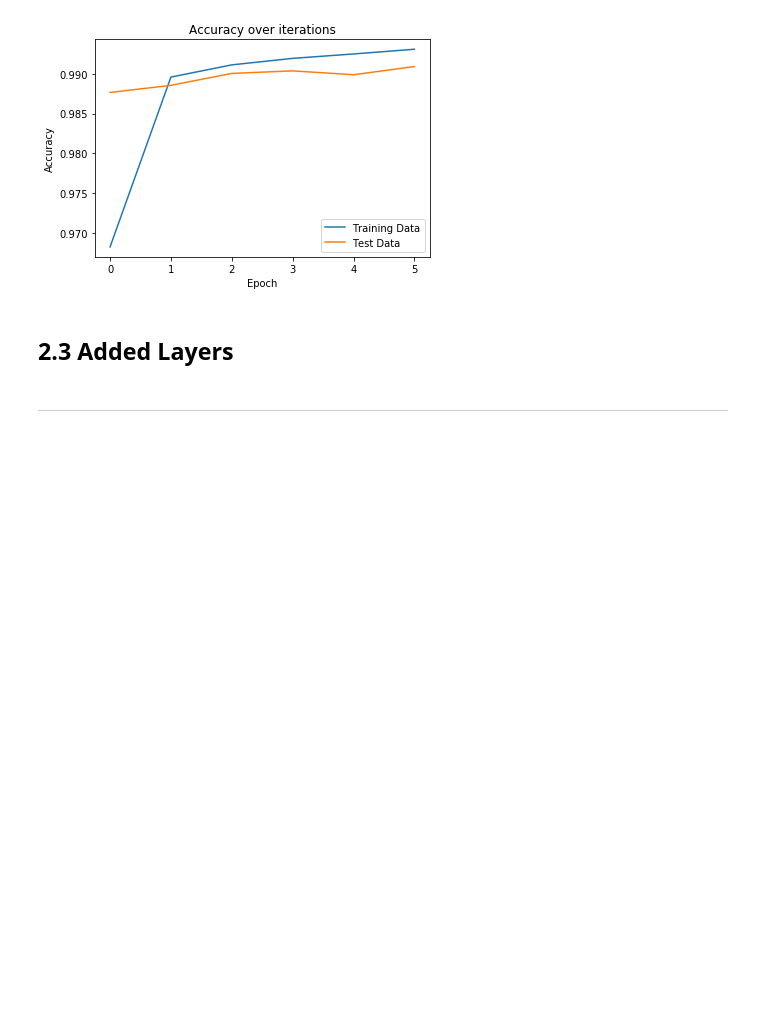
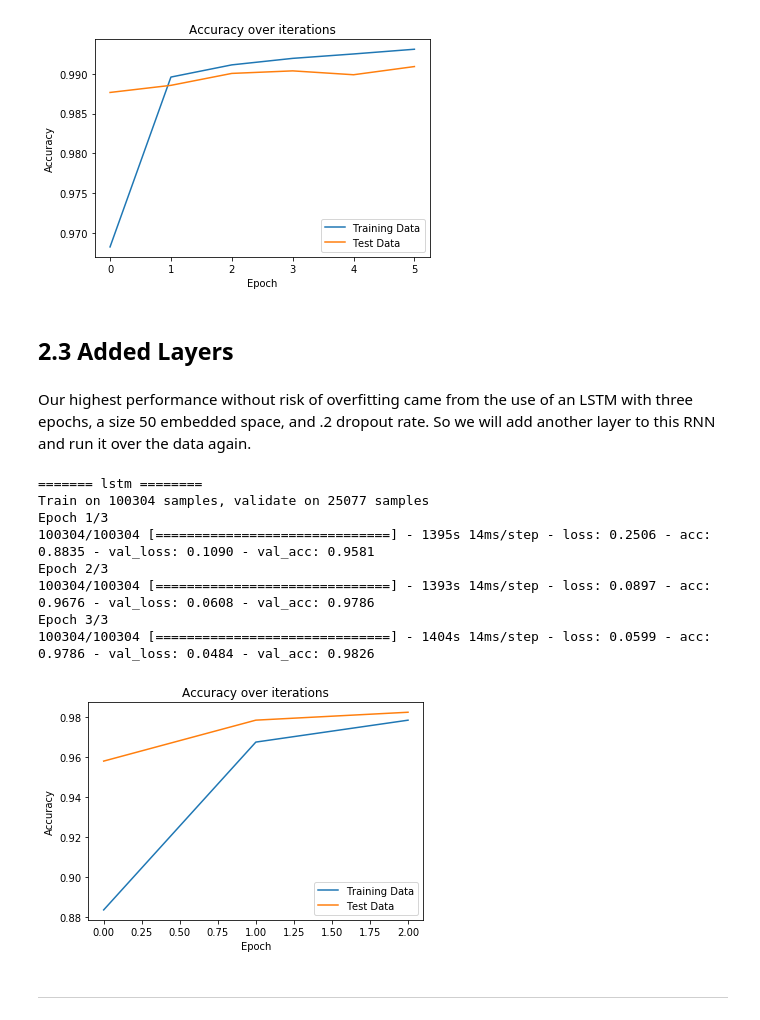
Before and after one commit to michaelcwatts123/JLab, a Jupyter notebook: Lab7/Lab7.ipynb, the cells around one changed output. Cells and saved outputs as stored; diff of their text form; code cells hidden in the pictures; blank space fills up the shorter version.

```diff
--- a/Lab7/Lab7.ipynb
+++ b/Lab7/Lab7.ipynb
@@ -424,3 +426,44 @@ for count, rnn in enumerate(rnns):
     rnn.save(name)
 # %% [markdown]
 <h2> 2.3 Added Layers </h2>
+# %% [markdown]
+Our highest performance without risk of overfitting came from the use of an LSTM with three epochs, a size 50 embedded space, and .2 dropout rate. So we will add another layer to this RNN and run it over the data again.
+# %%
+EMBED_SIZE = 50
+rnns = []
+input_holder = Input(shape=(X_train.shape[1], ))
+shared_embed = Embedding(top_words + 1, # input dimension (max int of OHE)
+                EMBED_SIZE, # output dimension size
+                input_length=MAX_ART_LEN)(input_holder) # number of words in each sequence
+
+for func in [ LSTM]:
+
+    x = func(50, dropout=0.2, recurrent_dropout=0.2, return_sequences=True)(shared_embed)
+    x = func(50, dropout=0.2, recurrent_dropout=0.2)(x)
+    x = Dense(NUM_CLASSES, activation='sigmoid')(x)
+    rnn=Model(inputs=input_holder,outputs=x)
+    rnn.compile(loss='binary_crossentropy',
+                  optimizer='rmsprop',
+                  metrics=['accuracy'])
+    rnns.append(rnn)
+# %%
+for rnn, name in zip(rnns,['lstm']):
+    print('=======',name,'========')
+    info = rnn.fit(X_train, y_train_ohe, epochs=3, batch_size=64, validation_data=(X_test, y_test_ohe))
+    plt.plot(info.history['acc'])
+    plt.plot(info.history['val_acc'])
+    plt.title('Accuracy over iterations')
+    plt.ylabel('Accuracy')
+    plt.xlabel('Epoch')
+    plt.legend(['Training Data', 'Test Data'])
+    plt.show()
+# %% [output]
+======= lstm ========
+Train on 100304 samples, validate on 25077 samples
+Epoch 1/3
+100304/100304 [==============================] - 1395s 14ms/step - loss: 0.2506 - acc: 0.8835 - val_loss: 0.1090 - val_acc: 0.9581
+Epoch 2/3
+100304/100304 [==============================] - 1393s 14ms/step - loss: 0.0897 - acc: 0.9676 - val_loss: 0.0608 - val_acc: 0.9786
+Epoch 3/3
+100304/100304 [==============================] - 1404s 14ms/step - loss: 0.0599 - acc: 0.9786 - val_loss: 0.0484 - val_acc: 0.9826
+[figure, added]
```
Also changed, not shown: parts of 2 cells of this notebook.
